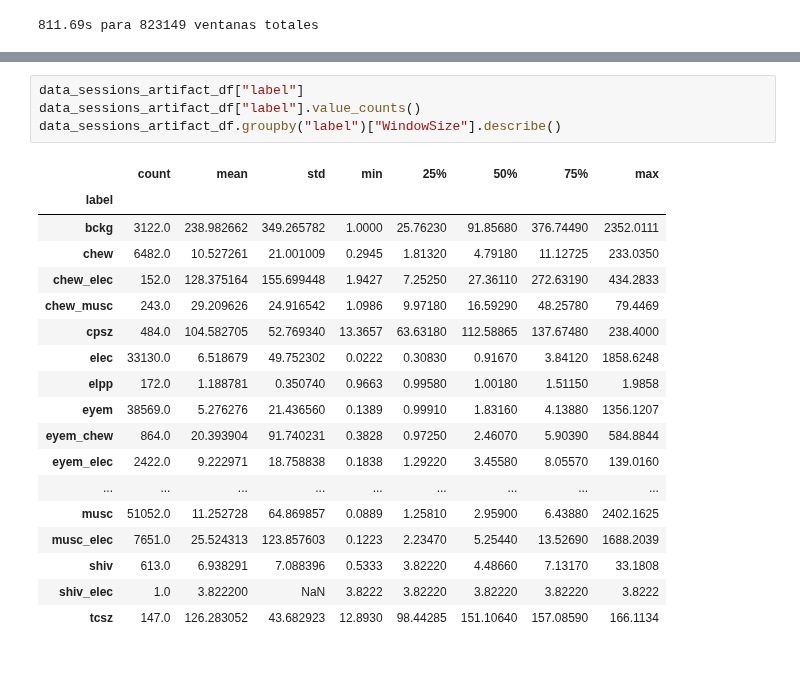
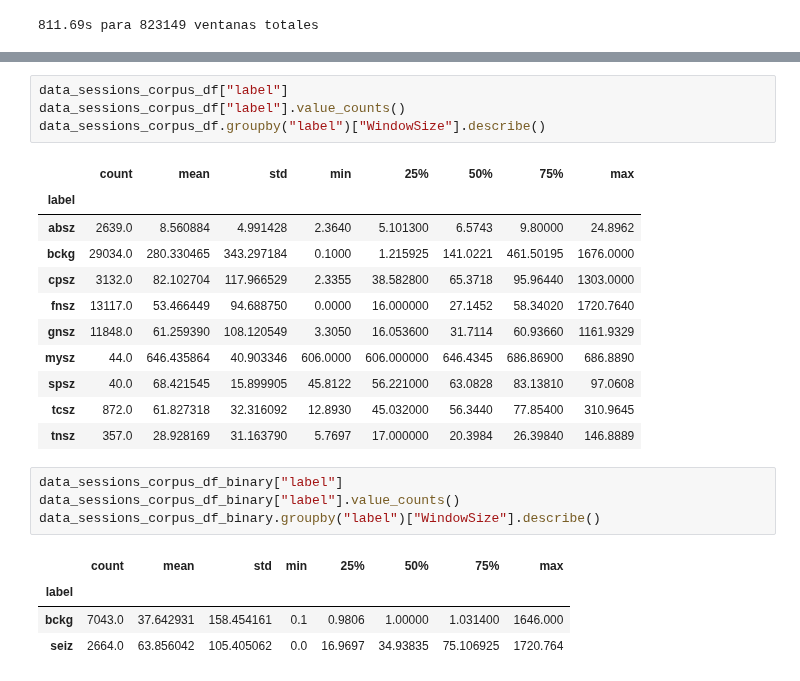
Before and after one commit to FerAndrade15/hybrid-ai-epilepsy-diagnosis, a Jupyter notebook: notebooks/eda/seizure_corpus.ipynb, the cells around one changed output, grey strips where cells are left out. Cells and saved outputs as stored; diff of their text form.

```diff
--- a/notebooks/eda/seizure_corpus.ipynb
+++ b/notebooks/eda/seizure_corpus.ipynb
@@ -627,25 +693,27 @@ print(sample[["channel","start_time","stop_time","label"]].head(5))
 # %%
-data_sessions_artifact_df["label"]
-data_sessions_artifact_df["label"].value_counts()
-data_sessions_artifact_df.groupby("label")["WindowSize"].describe()
+data_sessions_corpus_df["label"]
+data_sessions_corpus_df["label"].value_counts()
+data_sessions_corpus_df.groupby("label")["WindowSize"].describe()
 # %% [output]
 |  | count | mean | std | min | 25% | 50% | 75% | max |
 | label |  |  |  |  |  |  |  |  |
-| bckg | 3122.0 | 238.982662 | 349.265782 | 1.0000 | 25.76230 | 91.85680 | 376.74490 | 2352.0111 |
-| chew | 6482.0 | 10.527261 | 21.001009 | 0.2945 | 1.81320 | 4.79180 | 11.12725 | 233.0350 |
-| chew_elec | 152.0 | 128.375164 | 155.699448 | 1.9427 | 7.25250 | 27.36110 | 272.63190 | 434.2833 |
-| chew_musc | 243.0 | 29.209626 | 24.916542 | 1.0986 | 9.97180 | 16.59290 | 48.25780 | 79.4469 |
-| cpsz | 484.0 | 104.582705 | 52.769340 | 13.3657 | 63.63180 | 112.58865 | 137.67480 | 238.4000 |
-| elec | 33130.0 | 6.518679 | 49.752302 | 0.0222 | 0.30830 | 0.91670 | 3.84120 | 1858.6248 |
-| elpp | 172.0 | 1.188781 | 0.350740 | 0.9663 | 0.99580 | 1.00180 | 1.51150 | 1.9858 |
-| eyem | 38569.0 | 5.276276 | 21.436560 | 0.1389 | 0.99910 | 1.83160 | 4.13880 | 1356.1207 |
-| eyem_chew | 864.0 | 20.393904 | 91.740231 | 0.3828 | 0.97250 | 2.46070 | 5.90390 | 584.8844 |
-| eyem_elec | 2422.0 | 9.222971 | 18.758838 | 0.1838 | 1.29220 | 3.45580 | 8.05570 | 139.0160 |
-| ... | ... | ... | ... | ... | ... | ... | ... | ... |
-| musc | 51052.0 | 11.252728 | 64.869857 | 0.0889 | 1.25810 | 2.95900 | 6.43880 | 2402.1625 |
-| musc_elec | 7651.0 | 25.524313 | 123.857603 | 0.1223 | 2.23470 | 5.25440 | 13.52690 | 1688.2039 |
-| shiv | 613.0 | 6.938291 | 7.088396 | 0.5333 | 3.82220 | 4.48660 | 7.13170 | 33.1808 |
-| shiv_elec | 1.0 | 3.822200 | NaN | 3.8222 | 3.82220 | 3.82220 | 3.82220 | 3.8222 |
-| tcsz | 147.0 | 126.283052 | 43.682923 | 12.8930 | 98.44285 | 151.10640 | 157.08590 | 166.1134 |
+| absz | 2639.0 | 8.560884 | 4.991428 | 2.3640 | 5.101300 | 6.5743 | 9.80000 | 24.8962 |
+| bckg | 29034.0 | 280.330465 | 343.297184 | 0.1000 | 1.215925 | 141.0221 | 461.50195 | 1676.0000 |
+| cpsz | 3132.0 | 82.102704 | 117.966529 | 2.3355 | 38.582800 | 65.3718 | 95.96440 | 1303.0000 |
+| fnsz | 13117.0 | 53.466449 | 94.688750 | 0.0000 | 16.000000 | 27.1452 | 58.34020 | 1720.7640 |
+| gnsz | 11848.0 | 61.259390 | 108.120549 | 3.3050 | 16.053600 | 31.7114 | 60.93660 | 1161.9329 |
+| mysz | 44.0 | 646.435864 | 40.903346 | 606.0000 | 606.000000 | 646.4345 | 686.86900 | 686.8890 |
+| spsz | 40.0 | 68.421545 | 15.899905 | 45.8122 | 56.221000 | 63.0828 | 83.13810 | 97.0608 |
+| tcsz | 872.0 | 61.827318 | 32.316092 | 12.8930 | 45.032000 | 56.3440 | 77.85400 | 310.9645 |
+| tnsz | 357.0 | 28.928169 | 31.163790 | 5.7697 | 17.000000 | 20.3984 | 26.39840 | 146.8889 |
+# %%
+data_sessions_corpus_df_binary["label"]
+data_sessions_corpus_df_binary["label"].value_counts()
+data_sessions_corpus_df_binary.groupby("label")["WindowSize"].describe()
+# %% [output]
+|  | count | mean | std | min | 25% | 50% | 75% | max |
+| label |  |  |  |  |  |  |  |  |
+| bckg | 7043.0 | 37.642931 | 158.454161 | 0.1 | 0.9806 | 1.00000 | 1.031400 | 1646.000 |
+| seiz | 2664.0 | 63.856042 | 105.405062 | 0.0 | 16.9697 | 34.93835 | 75.106925 | 1720.764 |
 # %%
 # Dataset balance by new labels (not 19)
```
Also changed, not shown: parts of 8 cells of this notebook, 2 other files.
